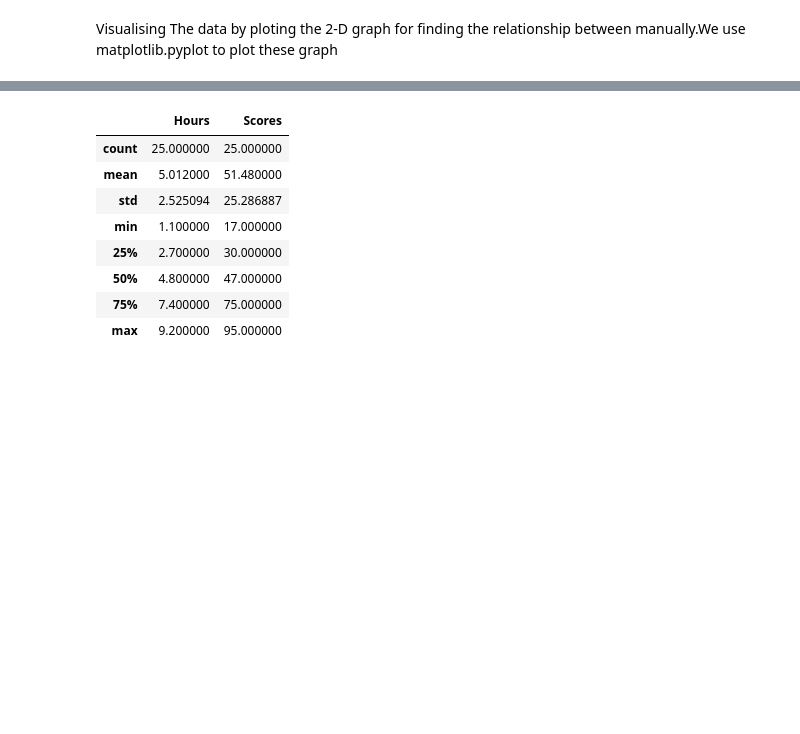
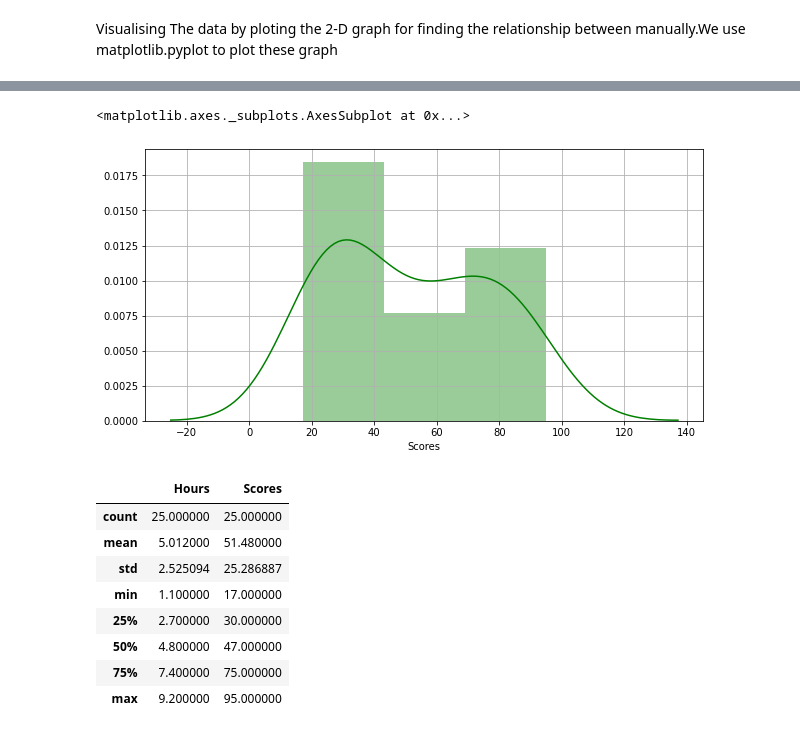
Before and after one commit to ShubhamSalokhe/The_Sparks_Foundation_Tasks, a Jupyter notebook: Task_1/Prediction using Supervised ML.ipynb, the cells around one changed output, grey strips where cells are left out. Cells and saved outputs as stored; diff of their text form; code cells hidden in the pictures; blank space fills up the shorter version.

```diff
--- a/Task_1/Prediction using Supervised ML.ipynb
+++ b/Task_1/Prediction using Supervised ML.ipynb
@@ -51,3 +84,12 @@ Above diagram is well suited for linear relation between the number of hours stu
+# %%
+plt.figure(figsize=(10,5))
+plt.grid(True)
+scores=data['Scores']
+fig.set_size_inches(20,20)
+sns.distplot(scores,color='g')
+# %% [output]
+<matplotlib.axes._subplots.AxesSubplot at 0x...>
+[figure, added]
 # %%
 data.describe()
 # %% [output]
```
Also changed, not shown: parts of 14 cells of this notebook.
